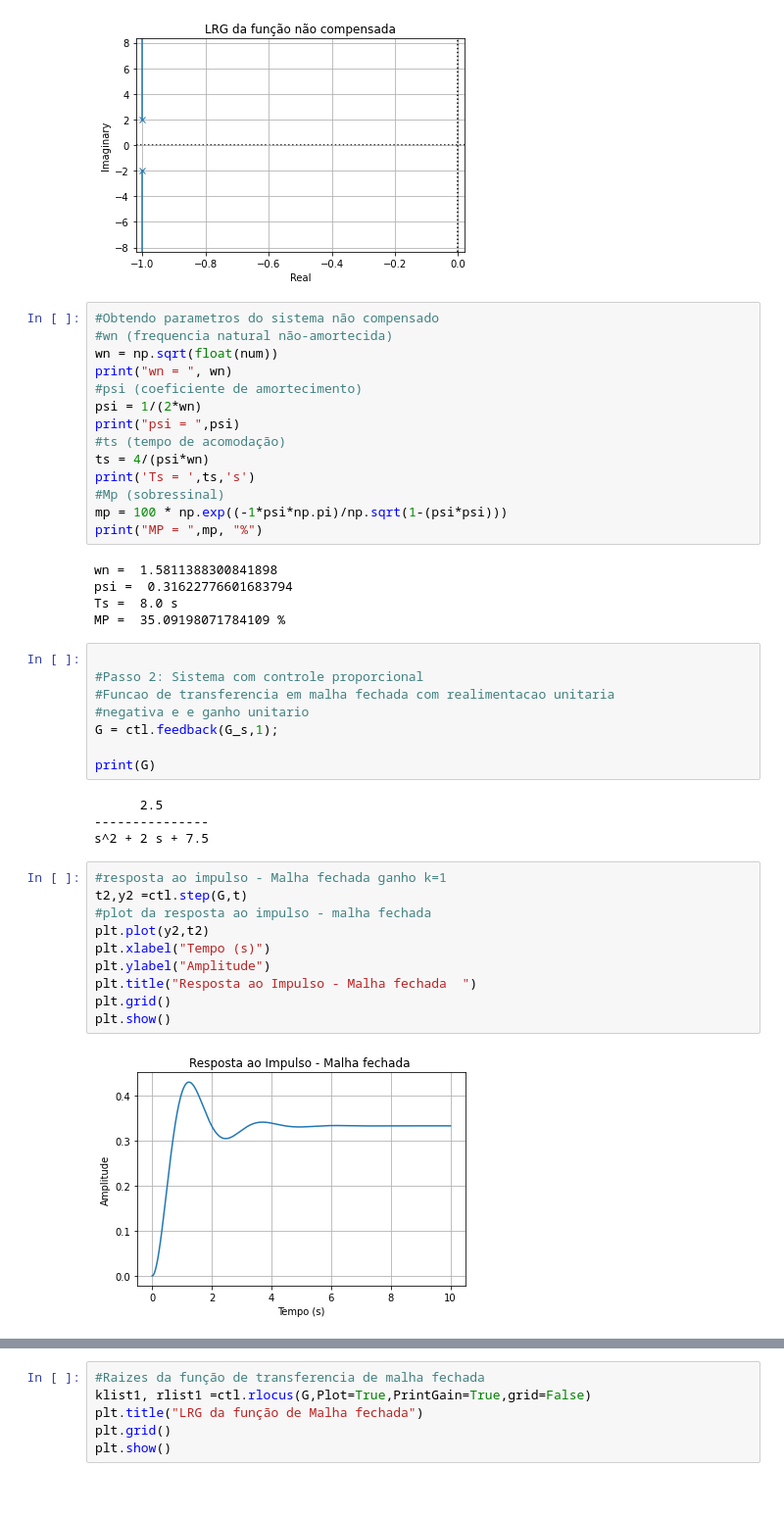
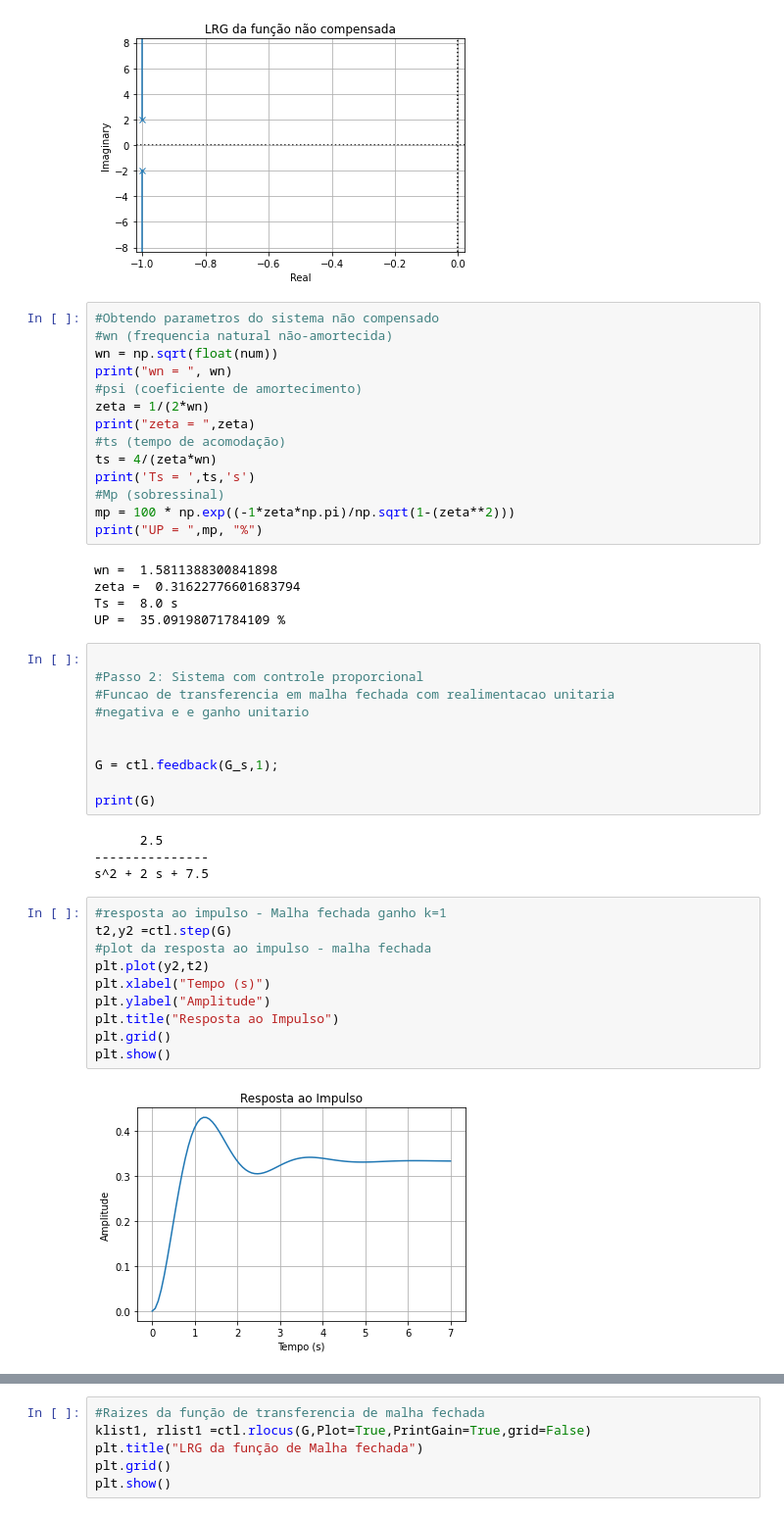
Before and after one commit to mfelippe/Python-Control-Systems, a Jupyter notebook: grupo_7.ipynb, the cells around one changed output, grey strips where cells are left out. Shown at 98% size. Drawn from its saved outputs; the diff is of its cells as text.

```diff
--- a/grupo_7.ipynb
+++ b/grupo_7.ipynb
@@ -59,24 +59,26 @@ plt.show()
 wn = np.sqrt(float(num))
 print("wn = ", wn)
 #psi (coeficiente de amortecimento)
-psi = 1/(2*wn)
-print("psi = ",psi)
+zeta = 1/(2*wn)
+print("zeta = ",zeta)
 #ts (tempo de acomodação)
-ts = 4/(psi*wn)
+ts = 4/(zeta*wn)
 print('Ts = ',ts,'s')
 #Mp (sobressinal)
-mp = 100 * np.exp((-1*psi*np.pi)/np.sqrt(1-(psi*psi)))
-print("MP = ",mp, "%")
+mp = 100 * np.exp((-1*zeta*np.pi)/np.sqrt(1-(zeta**2)))
+print("UP = ",mp, "%")
 # %% [output]
 wn =  1.5811388300841898
-psi =  0.31622776601683794
+zeta =  0.31622776601683794
 Ts =  8.0 s
-MP =  35.09198071784109 %
+UP =  35.09198071784109 %
 # %%
 
 #Passo 2: Sistema com controle proporcional
 #Funcao de transferencia em malha fechada com realimentacao unitaria
 #negativa e e ganho unitario
+
+
 G = ctl.feedback(G_s,1);
 
 print(G)
@@ -86,16 +88,16 @@ print(G)
 s^2 + 2 s + 7.5
 # %%
 #resposta ao impulso - Malha fechada ganho k=1
-t2,y2 =ctl.step(G,t)
+t2,y2 =ctl.step(G)
 #plot da resposta ao impulso - malha fechada
 plt.plot(y2,t2)
 plt.xlabel("Tempo (s)")
 plt.ylabel("Amplitude")
-plt.title("Resposta ao Impulso - Malha fechada  ")
+plt.title("Resposta ao Impulso")
 plt.grid()
 plt.show()
 # %% [output]
-[figure, old version]
+[figure, new version]
 # %%
 #polos da tf - malha fechada
 print("polos: ",ctl.pole(G))
```
Also changed, not shown: parts of 15 cells of this notebook.
